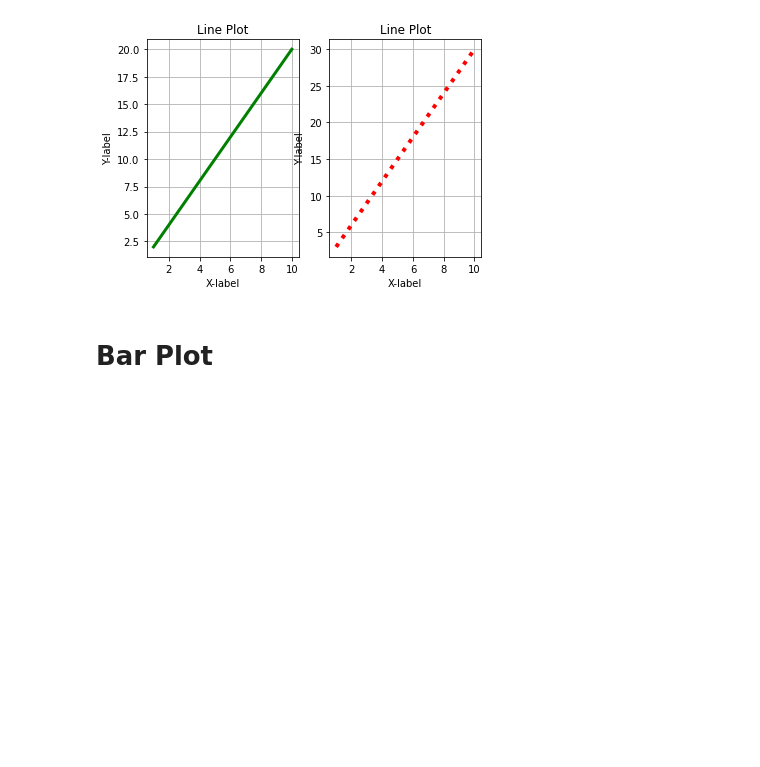
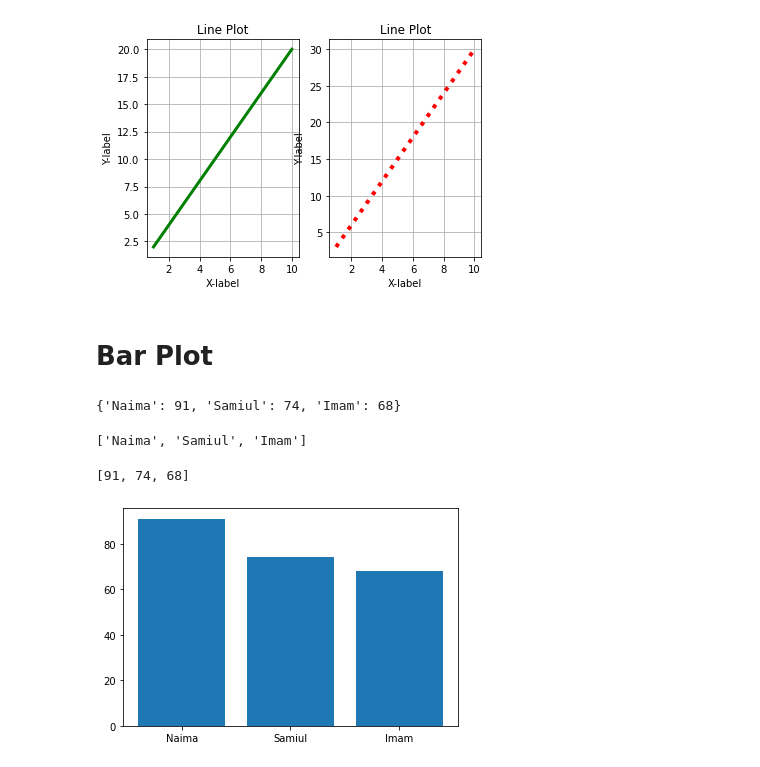
Before and after one commit to imamahasane/Matplotlib_Practices, a Jupyter notebook: MatplotlibPractice.ipynb, the cells around one changed output. Cells and saved outputs as stored; diff of their text form; code cells hidden in the pictures; blank space fills up the shorter version.

```diff
--- a/MatplotlibPractice.ipynb
+++ b/MatplotlibPractice.ipynb
@@ -135,3 +135,24 @@ plt.show()
 [figure]
 # %% [markdown]
 # Bar Plot
+# %%
+student = {"Naima": 91, "Samiul": 74, "Imam": 68}
+student
+# %% [output]
+{'Naima': 91, 'Samiul': 74, 'Imam': 68}
+# %%
+name = list(student.keys())
+value = list(student.values())
+# %%
+name
+# %% [output]
+['Naima', 'Samiul', 'Imam']
+# %%
+value
+# %% [output]
+[91, 74, 68]
+# %%
+plt.bar(name, value)
+plt.show()
+# %% [output]
+[figure, added]
```
Also changed, not shown: parts of 28 cells of this notebook, 1 other file.
